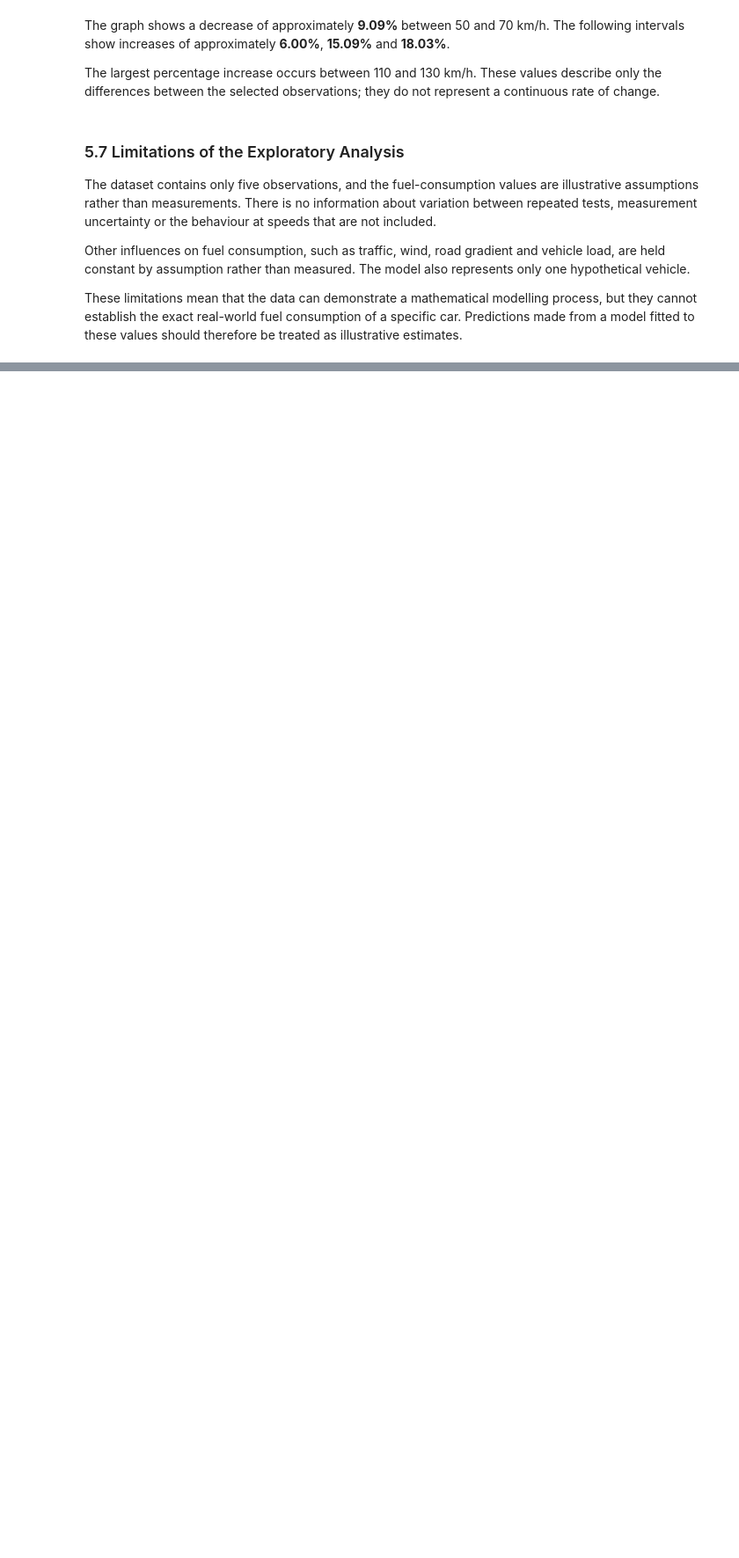
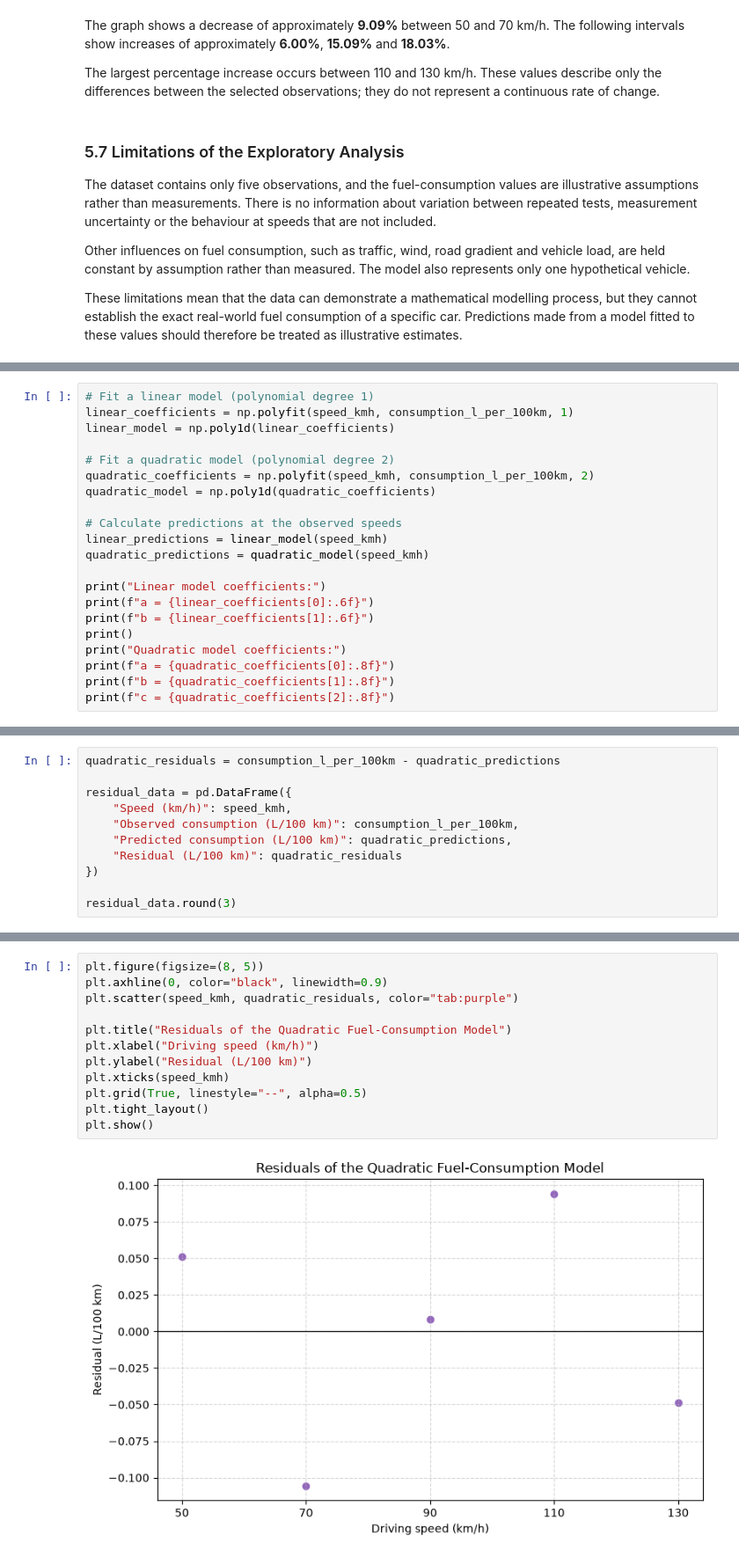
Before and after one commit to PoloPulseNiko/Math_Concepts_For_Developers_Exam, a Jupyter notebook: fuel_consumption_project.ipynb, the cells around one changed output, grey strips where cells are left out. Shown at 88% size. Saved outputs shown, nothing was run; the diff lists cells and outputs as text; blank space fills up the shorter version.

```diff
--- a/fuel_consumption_project.ipynb
+++ b/fuel_consumption_project.ipynb
@@ -466,0 +495,21 @@ These limitations mean that the data can demonstrate a mathematical modelling pr
+# %%
+# Fit a linear model (polynomial degree 1)
+linear_coefficients = np.polyfit(speed_kmh, consumption_l_per_100km, 1)
+linear_model = np.poly1d(linear_coefficients)
+
+# Fit a quadratic model (polynomial degree 2)
+quadratic_coefficients = np.polyfit(speed_kmh, consumption_l_per_100km, 2)
+quadratic_model = np.poly1d(quadratic_coefficients)
+
+# Calculate predictions at the observed speeds
+linear_predictions = linear_model(speed_kmh)
+quadratic_predictions = quadratic_model(speed_kmh)
+
+print("Linear model coefficients:")
+print(f"a = {linear_coefficients[0]:.6f}")
+print(f"b = {linear_coefficients[1]:.6f}")
+print()
+print("Quadratic model coefficients:")
+print(f"a = {quadratic_coefficients[0]:.8f}")
+print(f"b = {quadratic_coefficients[1]:.8f}")
+print(f"c = {quadratic_coefficients[2]:.8f}")
@@ -466,0 +665,11 @@ These limitations mean that the data can demonstrate a mathematical modelling pr
+# %%
+quadratic_residuals = consumption_l_per_100km - quadratic_predictions
+
+residual_data = pd.DataFrame({
+    "Speed (km/h)": speed_kmh,
+    "Observed consumption (L/100 km)": consumption_l_per_100km,
+    "Predicted consumption (L/100 km)": quadratic_predictions,
+    "Residual (L/100 km)": quadratic_residuals
+})
+
+residual_data.round(3)
@@ -466,0 +683,14 @@ These limitations mean that the data can demonstrate a mathematical modelling pr
+# %%
+plt.figure(figsize=(8, 5))
+plt.axhline(0, color="black", linewidth=0.9)
+plt.scatter(speed_kmh, quadratic_residuals, color="tab:purple")
+
+plt.title("Residuals of the Quadratic Fuel-Consumption Model")
+plt.xlabel("Driving speed (km/h)")
+plt.ylabel("Residual (L/100 km)")
+plt.xticks(speed_kmh)
+plt.grid(True, linestyle="--", alpha=0.5)
+plt.tight_layout()
+plt.show()
+# %% [output]
+[figure, added]
```
Also changed, not shown: parts of 19 cells of this notebook.
